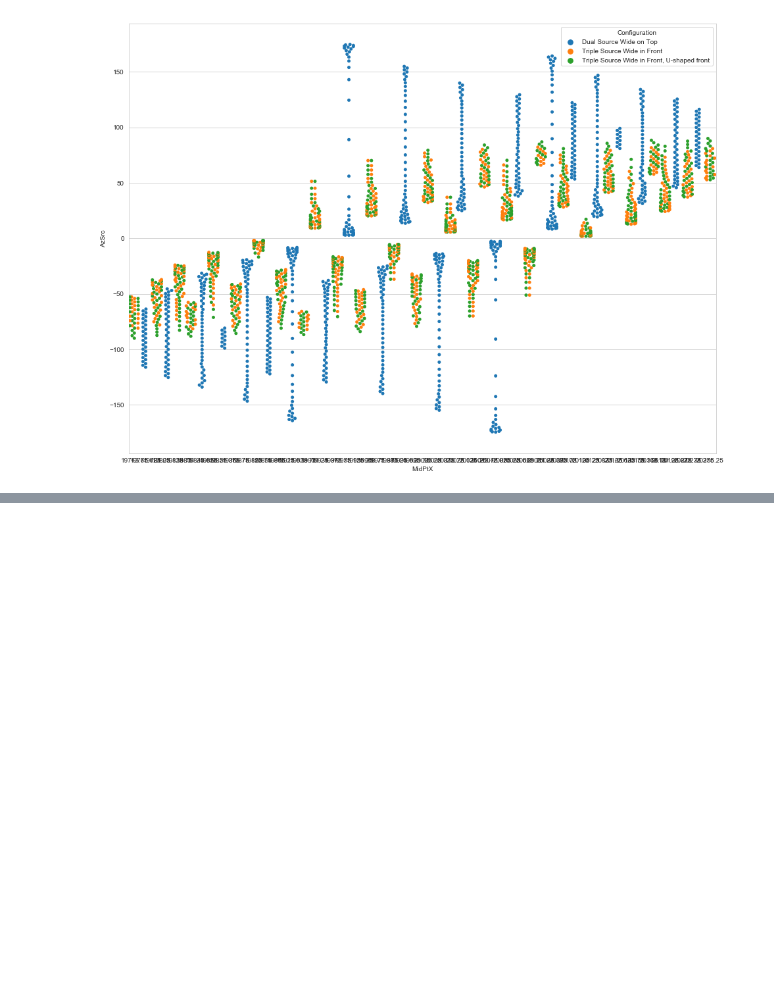
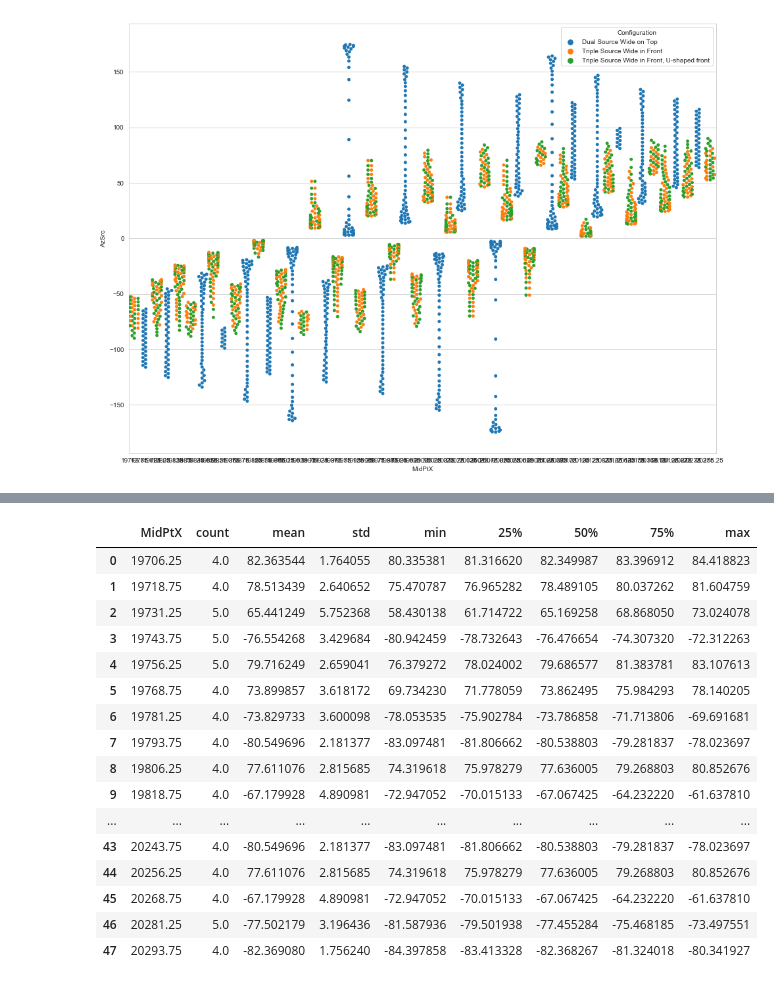
Before and after one commit to MagnsW/geotools, a Jupyter notebook: Test_offset_dist.ipynb, the cells around one changed output, grey strips where cells are left out. Cells and saved outputs as stored; diff of their text form; code cells hidden in the pictures; blank space fills up the shorter version.

```diff
--- a/Test_offset_dist.ipynb
+++ b/Test_offset_dist.ipynb
@@ -162,0 +187,20 @@ plt.show()
+# %%
+conf1
+# %% [output]
+|  | MidPtX | count | mean | std | min | 25% | 50% | 75% | max |
+| 0 | 19706.25 | 4.0 | 82.363544 | 1.764055 | 80.335381 | 81.316620 | 82.349987 | 83.396912 | 84.418823 |
+| 1 | 19718.75 | 4.0 | 78.513439 | 2.640652 | 75.470787 | 76.965282 | 78.489105 | 80.037262 | 81.604759 |
+| 2 | 19731.25 | 5.0 | 65.441249 | 5.752368 | 58.430138 | 61.714722 | 65.169258 | 68.868050 | 73.024078 |
+| 3 | 19743.75 | 5.0 | -76.554268 | 3.429684 | -80.942459 | -78.732643 | -76.476654 | -74.307320 | -72.312263 |
+| 4 | 19756.25 | 5.0 | 79.716249 | 2.659041 | 76.379272 | 78.024002 | 79.686577 | 81.383781 | 83.107613 |
+| 5 | 19768.75 | 4.0 | 73.899857 | 3.618172 | 69.734230 | 71.778059 | 73.862495 | 75.984293 | 78.140205 |
+| 6 | 19781.25 | 4.0 | -73.829733 | 3.600098 | -78.053535 | -75.902784 | -73.786858 | -71.713806 | -69.691681 |
+| 7 | 19793.75 | 4.0 | -80.549696 | 2.181377 | -83.097481 | -81.806662 | -80.538803 | -79.281837 | -78.023697 |
+| 8 | 19806.25 | 4.0 | 77.611076 | 2.815685 | 74.319618 | 75.978279 | 77.636005 | 79.268803 | 80.852676 |
+| 9 | 19818.75 | 4.0 | -67.179928 | 4.890981 | -72.947052 | -70.015133 | -67.067425 | -64.232220 | -61.637810 |
+| ... | ... | ... | ... | ... | ... | ... | ... | ... | ... |
+| 43 | 20243.75 | 4.0 | -80.549696 | 2.181377 | -83.097481 | -81.806662 | -80.538803 | -79.281837 | -78.023697 |
+| 44 | 20256.25 | 4.0 | 77.611076 | 2.815685 | 74.319618 | 75.978279 | 77.636005 | 79.268803 | 80.852676 |
+| 45 | 20268.75 | 4.0 | -67.179928 | 4.890981 | -72.947052 | -70.015133 | -67.067425 | -64.232220 | -61.637810 |
+| 46 | 20281.25 | 5.0 | -77.502179 | 3.196436 | -81.587936 | -79.501938 | -77.455284 | -75.468185 | -73.497551 |
+| 47 | 20293.75 | 4.0 | -82.369080 | 1.756240 | -84.397858 | -83.413328 | -82.368267 | -81.324018 | -80.341927 |
```
Also changed, not shown: parts of 7 cells of this notebook, 2 other files.
